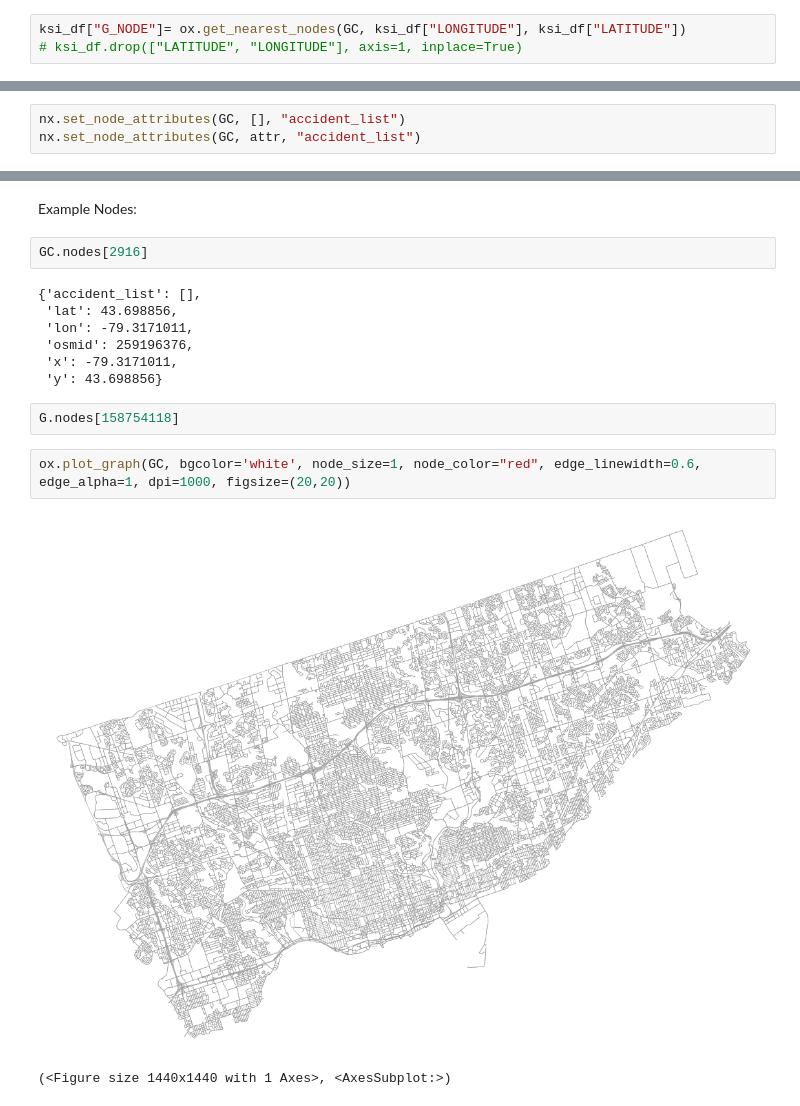
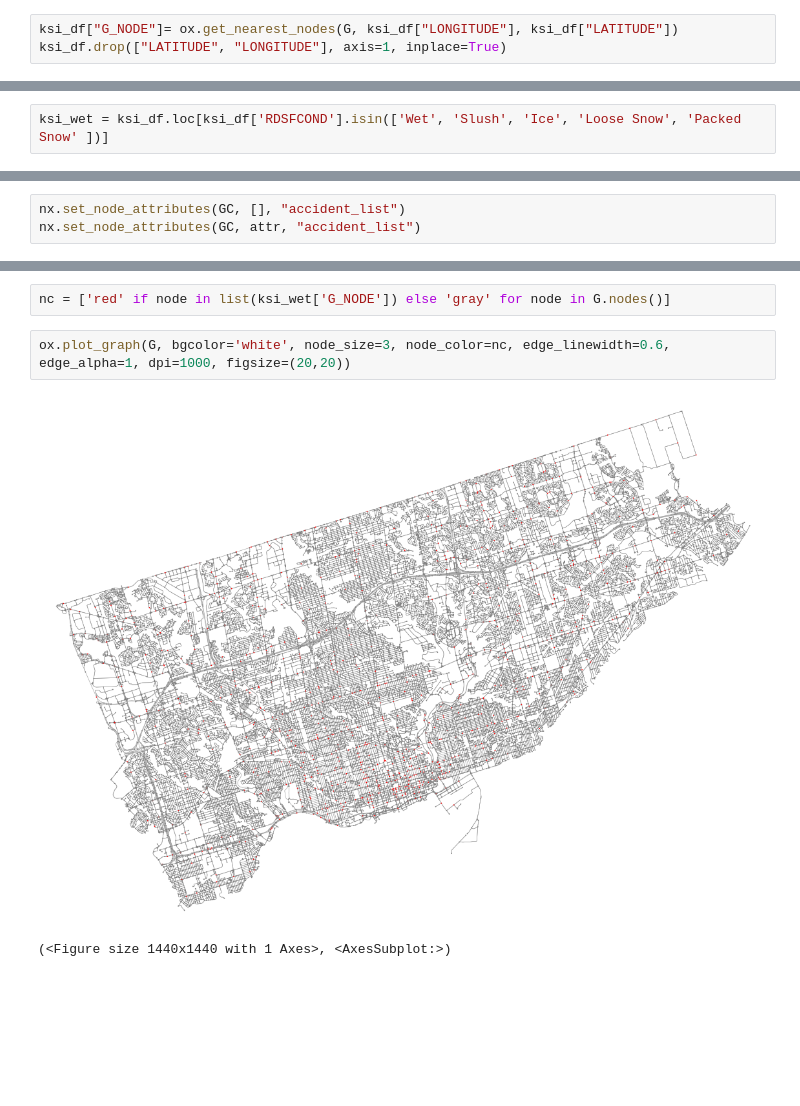
Before and after one commit to harruup/Toronto-Accidents-As-A-Network, a Jupyter notebook: Project_Notebook.ipynb, the cells around one changed output, grey strips where cells are left out. Cells and saved outputs as stored; diff of their text form; blank space fills up the shorter version.

```diff
--- a/Project_Notebook.ipynb
+++ b/Project_Notebook.ipynb
@@ -117,5 +155,5 @@ ksi_df["FATALITIES"] = ksi_df["ACCNUM"].apply(lambda x : fatalities[x])
 ksi_df = ksi_df.drop_duplicates()
 ksi_df.reset_index(drop=True, inplace=True)
 # %%
-ksi_df["G_NODE"]= ox.get_nearest_nodes(GC, ksi_df["LONGITUDE"], ksi_df["LATITUDE"])
-# ksi_df.drop(["LATITUDE", "LONGITUDE"], axis=1, inplace=True)
+ksi_df["G_NODE"]= ox.get_nearest_nodes(G, ksi_df["LONGITUDE"], ksi_df["LATITUDE"])
+ksi_df.drop(["LATITUDE", "LONGITUDE"], axis=1, inplace=True)
@@ -148,0 +194,2 @@ len(set(ksi_df['G_NODE']))
+# %%
+ksi_wet = ksi_df.loc[ksi_df['RDSFCOND'].isin(['Wet', 'Slush', 'Ice', 'Loose Snow', 'Packed Snow' ])]
@@ -184,18 +233,7 @@ ksi_df
-# %% [markdown]
-Example Nodes:
-# %%
-GC.nodes[2916]
-# %% [output]
-{'accident_list': [],
- 'lat': 43.698856,
- 'lon': -79.3171011,
- 'osmid': 259196376,
- 'x': -79.3171011,
- 'y': 43.698856}
-# %%
-G.nodes[158754118]
+# %%
+nc = ['red' if node in list(ksi_wet['G_NODE']) else 'gray' for node in G.nodes()]
 # %%
-ox.plot_graph(GC, bgcolor='white', node_size=1, node_color="red", edge_linewidth=0.6, edge_alpha=1, dpi=1000, figsize=(20,20))
+ox.plot_graph(G, bgcolor='white', node_size=3, node_color=nc, edge_linewidth=0.6, edge_alpha=1, dpi=1000, figsize=(20,20))
 # %% [output]
-[figure, old version]
+[figure, new version]
 (<Figure size 1440x1440 with 1 Axes>, <AxesSubplot:>)
```
Also changed, not shown: parts of 14 cells of this notebook.
